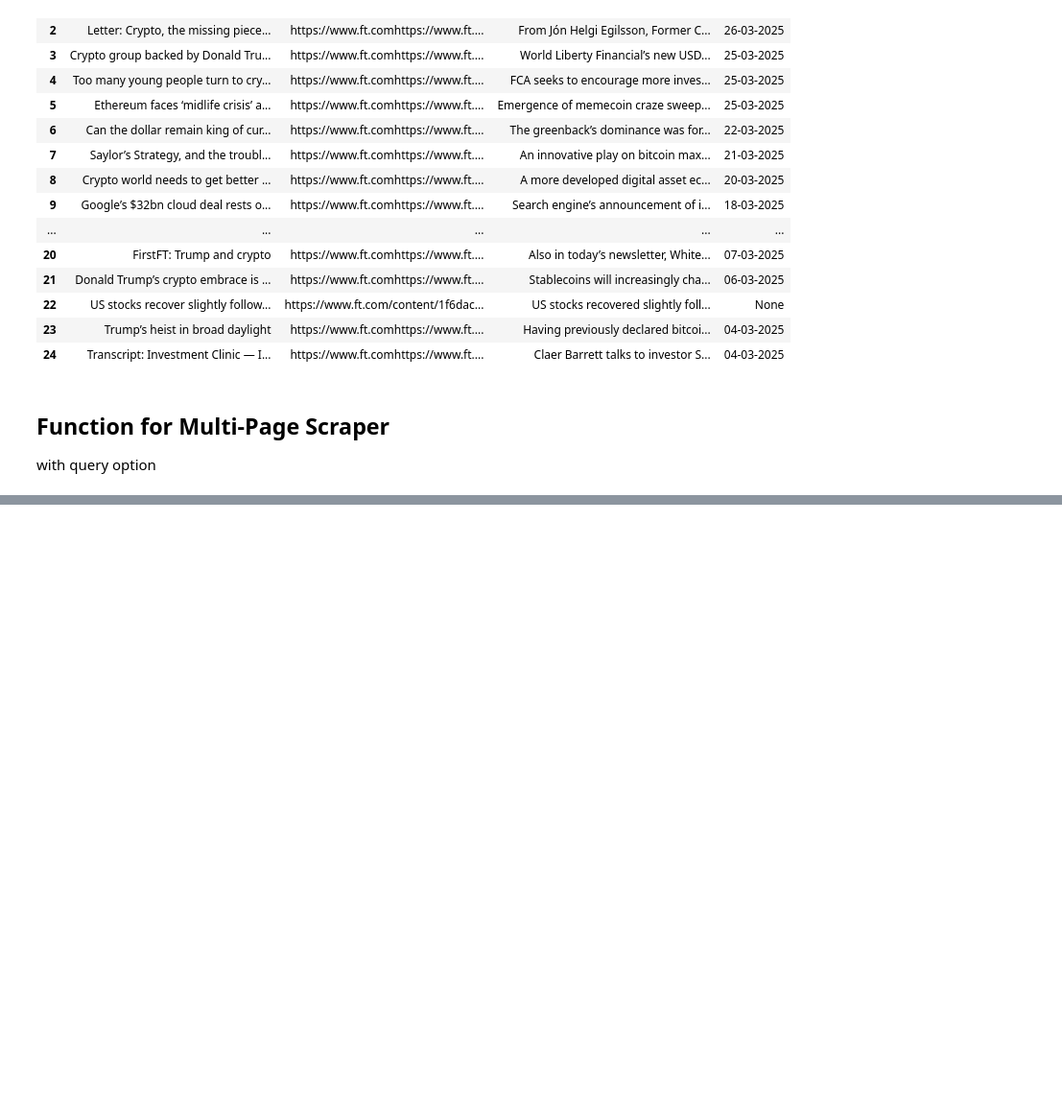
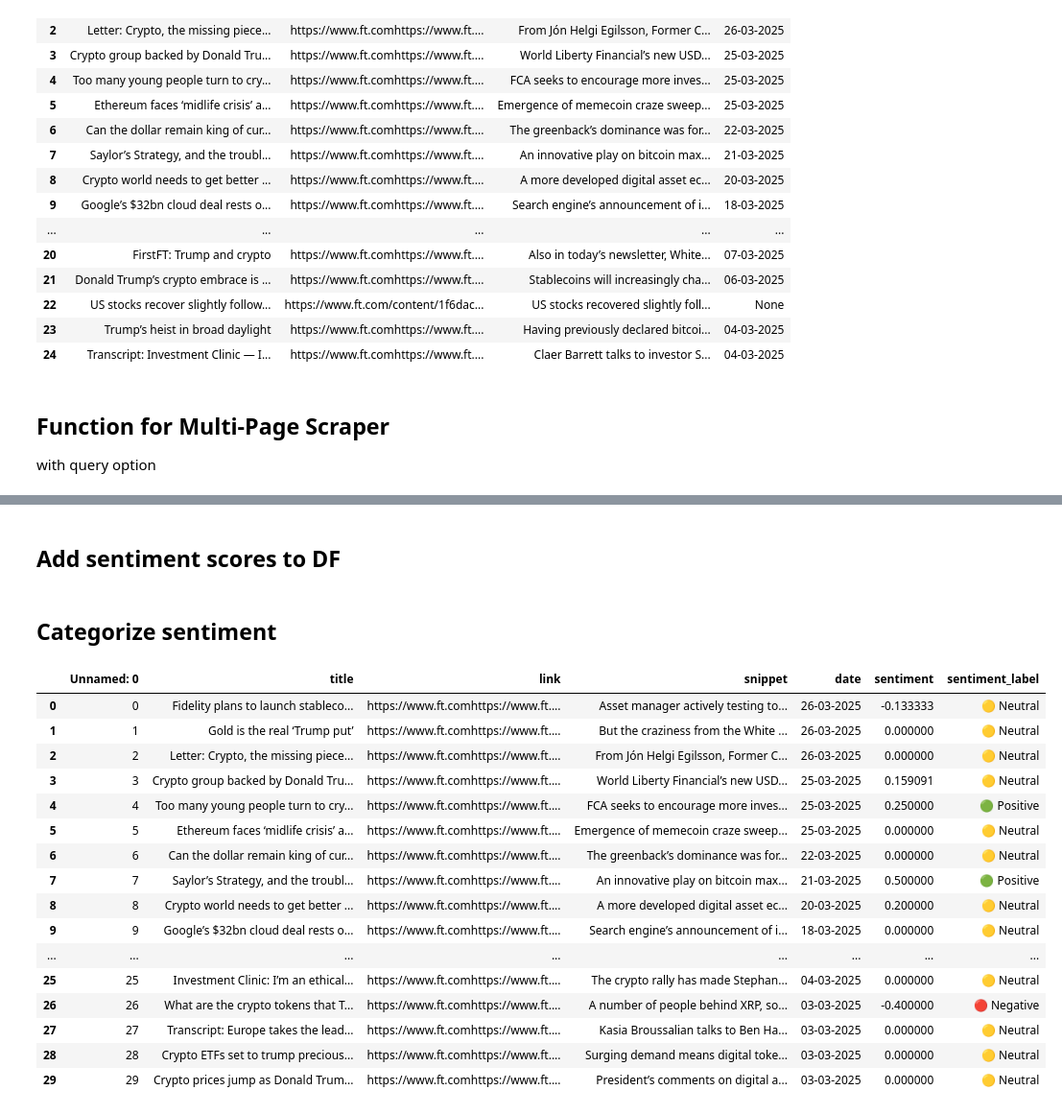
Before and after one commit to pabs-llama/projects, a Jupyter notebook: stock_api/financial_times_scrapping.ipynb, the cells around one changed output, grey strips where cells are left out. Shown at 96% size. Saved outputs shown, nothing was run; the diff lists cells and outputs as text; code cells hidden in the pictures; blank space fills up the shorter version.

Commit message:
sentiment trend

```diff
--- a/stock_api/financial_times_scrapping.ipynb
+++ b/stock_api/financial_times_scrapping.ipynb
@@ -684,0 +774,3 @@ ft
+# %%
+
+ft_df = pd.read_csv ("/Users/pablosoriano/Documents/Data Science/Code Academy/projects/stock_api/ft_btc.csv")
@@ -684,0 +786,40 @@ ft
+# %% [markdown]
+## Add sentiment scores to DF
+# %%
+def get_sentiment(text):
+    return TextBlob(text).sentiment.polarity  # Range: -1 (negative) to +1 (positive)
+
+# Apply to snippets
+ft_df["sentiment"] = ft_df["snippet"].apply(get_sentiment)
+# %% [markdown]
+## Categorize sentiment
+# %%
+def label_sentiment(score):
+    if score > 0.2:
+        return "🟢 Positive"
+    elif score < -0.2:
+        return "🔴 Negative"
+    else:
+        return "🟡 Neutral"
+
+ft_df["sentiment_label"] = ft_df["sentiment"].apply(label_sentiment)
+# %%
+ft_df.head(30)
+# %% [output]
+|  | Unnamed: 0 | title | link | snippet | date | sentiment | sentiment_label |
+| 0 | 0 | Fidelity plans to launch stableco... | https://www.ft.comhttps://www.ft.... | Asset manager actively testing to... | 26-03-2025 | -0.133333 | 🟡 Neutral |
+| 1 | 1 | Gold is the real ‘Trump put’ | https://www.ft.comhttps://www.ft.... | But the craziness from the White ... | 26-03-2025 | 0.000000 | 🟡 Neutral |
+| 2 | 2 | Letter: Crypto, the missing piece... | https://www.ft.comhttps://www.ft.... | From Jón Helgi Egilsson, Former C... | 26-03-2025 | 0.000000 | 🟡 Neutral |
+| 3 | 3 | Crypto group backed by Donald Tru... | https://www.ft.comhttps://www.ft.... | World Liberty Financial’s new USD... | 25-03-2025 | 0.159091 | 🟡 Neutral |
+| 4 | 4 | Too many young people turn to cry... | https://www.ft.comhttps://www.ft.... | FCA seeks to encourage more inves... | 25-03-2025 | 0.250000 | 🟢 Positive |
+| 5 | 5 | Ethereum faces ‘midlife crisis’ a... | https://www.ft.comhttps://www.ft.... | Emergence of memecoin craze sweep... | 25-03-2025 | 0.000000 | 🟡 Neutral |
+| 6 | 6 | Can the dollar remain king of cur... | https://www.ft.comhttps://www.ft.... | The greenback’s dominance was for... | 22-03-2025 | 0.000000 | 🟡 Neutral |
+| 7 | 7 | Saylor’s Strategy, and the troubl... | https://www.ft.comhttps://www.ft.... | An innovative play on bitcoin max... | 21-03-2025 | 0.500000 | 🟢 Positive |
+| 8 | 8 | Crypto world needs to get better ... | https://www.ft.comhttps://www.ft.... | A more developed digital asset ec... | 20-03-2025 | 0.200000 | 🟡 Neutral |
+| 9 | 9 | Google’s $32bn cloud deal rests o... | https://www.ft.comhttps://www.ft.... | Search engine’s announcement of i... | 18-03-2025 | 0.000000 | 🟡 Neutral |
+| ... | ... | ... | ... | ... | ... | ... | ... |
+| 25 | 25 | Investment Clinic: I’m an ethical... | https://www.ft.comhttps://www.ft.... | The crypto rally has made Stephan... | 04-03-2025 | 0.000000 | 🟡 Neutral |
+| 26 | 26 | What are the crypto tokens that T... | https://www.ft.comhttps://www.ft.... | A number of people behind XRP, so... | 03-03-2025 | -0.400000 | 🔴 Negative |
+| 27 | 27 | Transcript: Europe takes the lead... | https://www.ft.comhttps://www.ft.... | Kasia Broussalian talks to Ben Ha... | 03-03-2025 | 0.000000 | 🟡 Neutral |
+| 28 | 28 | Crypto ETFs set to trump precious... | https://www.ft.comhttps://www.ft.... | Surging demand means digital toke... | 03-03-2025 | 0.000000 | 🟡 Neutral |
+| 29 | 29 | Crypto prices jump as Donald Trum... | https://www.ft.comhttps://www.ft.... | President’s comments on digital a... | 03-03-2025 | 0.000000 | 🟡 Neutral |
```
Also changed, not shown: parts of 10 cells of this notebook, 2 other files.
